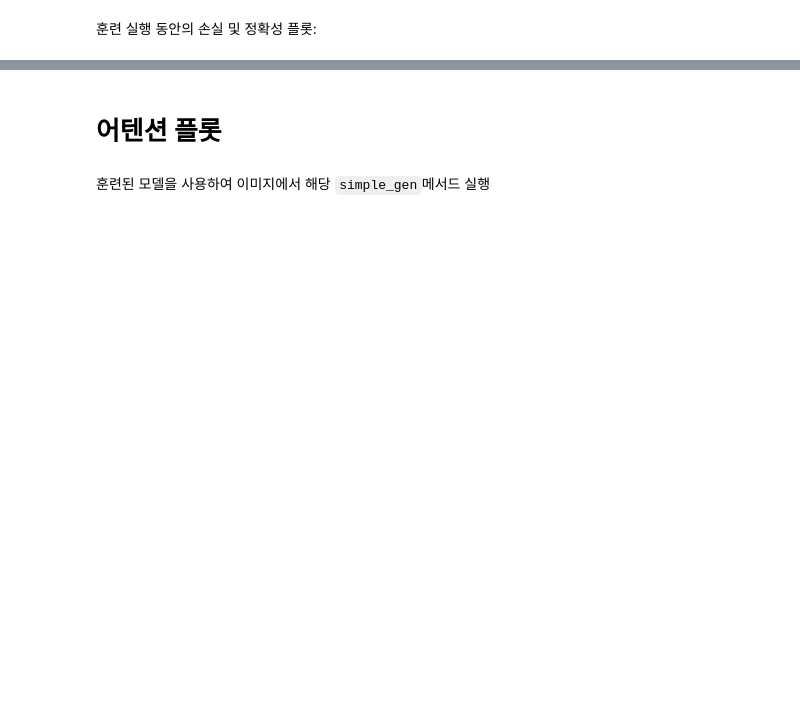
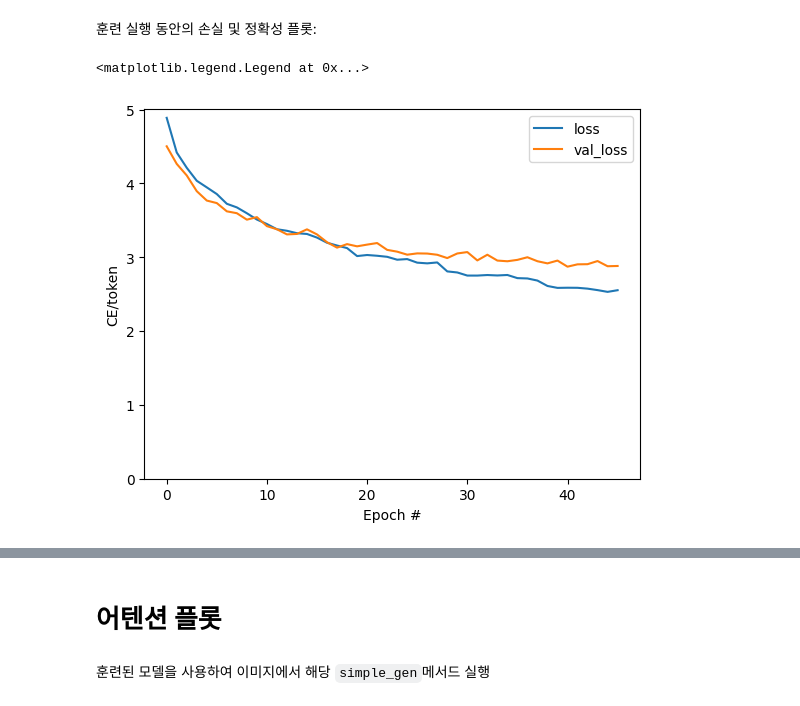
Before and after one commit to won-hj/deep_learning_study, a Jupyter notebook: image_captioning/image_captioning.ipynb, the cells around one changed output, grey strips where cells are left out. Drawn from its saved outputs; the diff is of its cells as text; code cells hidden in the pictures; blank space fills up the shorter version.

```diff
--- a/image_captioning/image_captioning.ipynb
+++ b/image_captioning/image_captioning.ipynb
@@ -709,14 +791,10 @@ class TokenOutput(tf.keras.layers.Layer):
     counts_arr = np.zeros(shape=(self.tokenizer.vocabulary_size(),))
     counts_arr[np.array(list(counts.keys()), dtype=np.int32)] = list(counts.values())
 
-    '''counts_arr = counts_arr[:]
-    for token in self.banned_tokens:
-      counts_arr[vocab_dict[token]] = 0'''
     counts_arr = counts_arr[:]
     for token in self.banned_tokens:
-      # Check if the token is in the vocabulary before accessing its id
       if token in vocab_dict:
-        counts_arr[vocab_dict[token]] = 0
+        counts_arr[vocab_dict[token]] = 0 #error '[START]'
 
     total = counts_arr.sum()
     p = counts_arr/total
@@ -763,30 +841,28 @@ class Captioner(tf.keras.Model):
     setattr(cls, fun.__name__, fun)
     return fun
 
-  def __init__(self, tokenizer, feature_extractor, output_layer,
-               num_layers=1, units=256, max_length = 50,
-               num_heads=1, dropout_rate=0.1):
+  def __init__(self, tokenizer, feature_extractor, output_layer, num_layers=1,
+               units=256, max_length=50, num_heads=1, dropout_rate=0.1):
     super().__init__()
     self.feature_extractor = feature_extractor
     self.tokenizer = tokenizer
     self.word_to_index = tf.keras.layers.StringLookup(
-        mask_token='',
-        vocabulary=tokenizer.get_vocabulary()
-    )
+        mask_token="",
+        vocabulary=tokenizer.get_vocabulary())
     self.index_to_word = tf.keras.layers.StringLookup(
-        mask_token='',
+        mask_token="",
         vocabulary=tokenizer.get_vocabulary(),
-        invert=True
-    )
+        invert=True)
+
     self.seq_embedding = SeqEmbedding(
-        vocab_size = tokenizer.vocabulary_size(),
-        depth = units,
-        max_length=max_length
-    )
+        vocab_size=tokenizer.vocabulary_size(),
+        depth=units,
+        max_length=max_length)
+
     self.decoder_layers = [
         DecoderLayer(units, num_heads=num_heads, dropout_rate=dropout_rate)
-        for n in range(num_layers)
-    ]
+        for n in range(num_layers)]
+
     self.output_layer = output_layer
 # %% [markdown]
 훈련을 위해 모델을 호출하면 `image, txt`쌍을 수신
@@ -827,7 +903,8 @@ class Captioner(tf.keras.Model):
 
     return txt
 # %%
-model = Captioner(tokenizer, feature_extractor=mobilenet, output_layer=output_layer, units=256, dropout_rate=0.5, num_layers=2, num_heads=2)
+model = Captioner(tokenizer, feature_extractor=mobilenet, output_layer=output_layer,
+                  units=256, dropout_rate=0.5, num_layers=2, num_heads=2)
 # %% [markdown]
 ## 캡션 생성하기
 # %% [markdown]
@@ -905,8 +982,10 @@ END a many under tattoo END front the a person boat of the running change finish
 이 항은 `banned_tokens`에 대한 인적이고 불가능할 정도로 높은 손실을 버림
 <!-- 무슨 의미? -->
 # %%
+# labels를 loss에서도 cast하는걸 추가했는데 이전에 따로 cast했던 것들 중 어떤거만 하면 되는지는 아직 모르곘음 (시간상전부돌리기엔자원부족)
 def masked_loss(labels, preds):
-  loss = tf.nn.sparse_softmax_cross_entropy_with_logits(labels, preds)
+  labels = tf.cast(labels, tf.int64)
+  loss = tf.nn.sparse_softmax_cross_entropy_with_logits(labels=labels,logits=preds)
 
   mask = (labels != 0) & (loss < 1e8)
   mask = tf.cast(mask, loss.dtype)
@@ -994,10 +1091,13 @@ TypeError: Value passed to parameter 'labels' has DataType float32 not in list o
 # %%
 plt.plot(history.history['loss'], label='loss')
 plt.plot(history.history['val_loss'], label='val_loss')
-plt.ylim([0, max(plt.ylin())])
+plt.ylim([0, max(plt.ylim())])
 plt.xlabel('Epoch #')
 plt.ylabel('CE/token')
 plt.legend()
+# %% [output]
+<matplotlib.legend.Legend at 0x...>
+[figure, added]
 # %%
 plt.plot(history.history['masked_acc'], label='accuracy')
 plt.plot(history.history['val_masked_acc'], label='val_accuracy')
```
Also changed, not shown: parts of 40 cells of this notebook.
